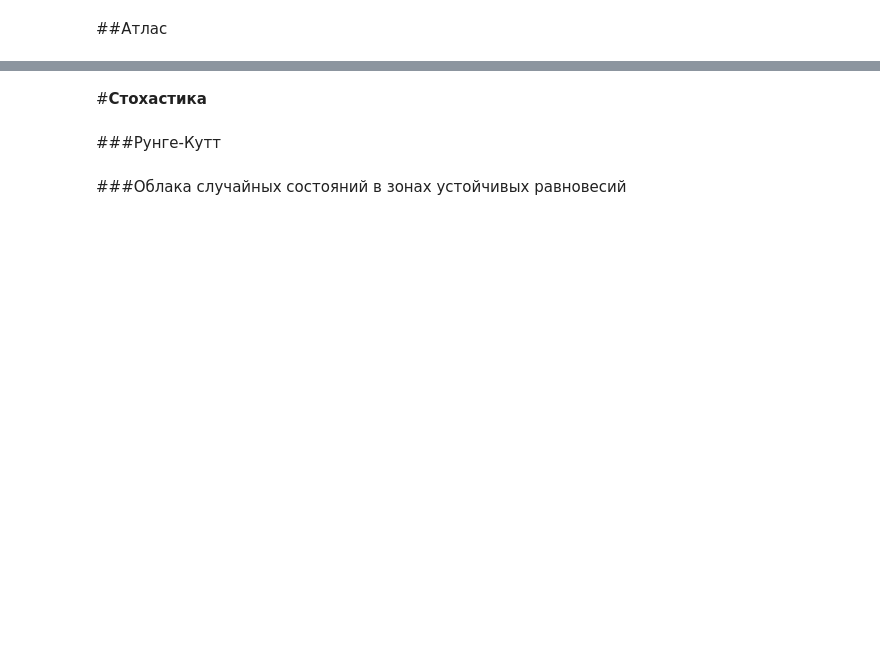
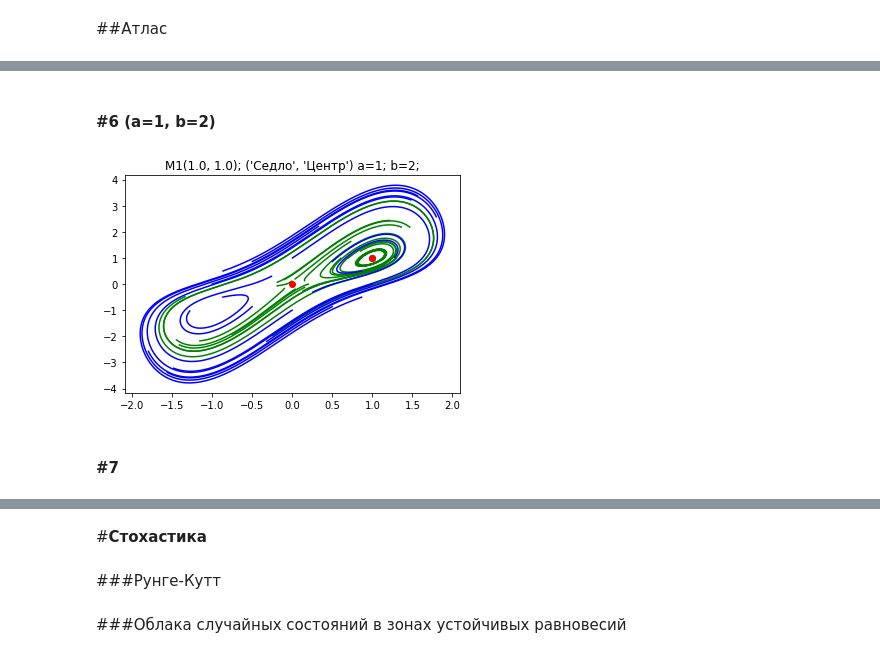
Before and after one commit to SergeyPishchulov/CurrencyConverter, a Jupyter notebook: Копия_"ДУ_№6_Климатическая_модель_ipynb".ipynb, the cells around one changed output, grey strips where cells are left out. Saved outputs shown, nothing was run; the diff lists cells and outputs as text; code cells hidden in the pictures; blank space fills up the shorter version.

```diff
--- a/Копия_"ДУ_№6_Климатическая_модель_ipynb".ipynb
+++ b/Копия_"ДУ_№6_Климатическая_модель_ipynb".ipynb
@@ -729,32 +828,39 @@ plt.show()
+# %% [markdown]
+#### #6 (a=1, b=2)
 # %%
 number=6
 (t0, t1), a,b = types[number]
 m1_des=""
 if b>=a:
     x_eq, y_eq = (math.sqrt(b-a),math.sqrt(b-a))
     x_eq_m1, y_eq_m1 = x_eq, y_eq
     plt.plot(x_eq,y_eq,'go')
-    for (x0,y0) in get_point_on_circle(x_eq, y_eq,0.001,n=10):
-      xs, ys = get_plot_runge_kutt(x0, y0, a=a, b=b, points_count=4000)
+    for (x0,y0) in get_point_on_circle(x_eq, y_eq,0.3,n=6):
+      xs, ys = get_plot_runge_kutt(x0, y0, a=a, b=b, points_count=10**4)
       plt.plot(xs, ys, color='g')
     plt.plot(x_eq, y_eq,'ro')
     m1_des =f"M1{x_eq, y_eq};"
-    # plt.plot(xs, ys, color='g')
+    plt.plot(xs, ys, color='g')
 else:
   t1="-"
 
-for (x0,y0) in get_point_on_circle(0,0,2,n=4):
-  xs, ys = get_plot_runge_kutt(x0, y0, a=a, b=b, points_count=500)
+for (x0,y0) in get_point_on_circle(0,0,1.,n=12):
+  xs, ys = get_plot_runge_kutt(x0, y0, a=a, b=b, points_count=4000)
   plt.plot(xs, ys, color='b')
-  plt.plot(x0, y0,'mo')
-for (x0,y0) in get_point_on_circle(0,0,0.1,n=6):
-  xs, ys = get_plot_runge_kutt(x0, y0, a=a, b=b, points_count=1700)
-  plt.plot(xs, ys, color='b')
-  plt.plot(x0, y0,'mo')
+  # plt.plot(x0, y0,'mo')
+
+for (x0,y0) in get_point_on_circle(0,0,0.2,n=9):
+  xs, ys = get_plot_runge_kutt(x0, y0, a=a, b=b, points_count=2000)
+  plt.plot(xs, ys, color='g')
+  # plt.plot(x0, y0,'go')
 plt.plot(0,0,'ro')
 
 plt.title(f"{m1_des} {(t0,t1)} a={a}; b={b};")
 plt.show()
+# %% [output]
+[figure, added]
+# %% [markdown]
+#### #7
 # %%
 number=7#TODO Во всехточках равновесия траектории очень быстро удаляются.
 (t0, t1), a,b = types[number]
```
Also changed, not shown: parts of 42 cells of this notebook.
